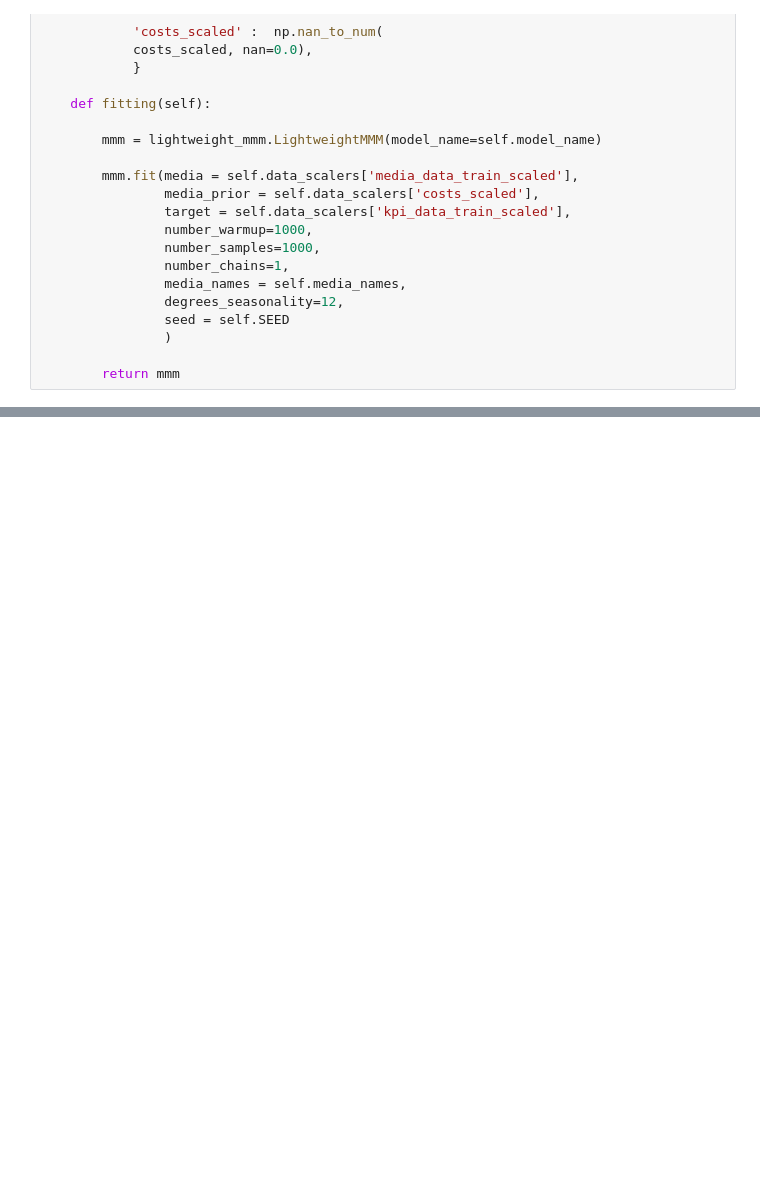
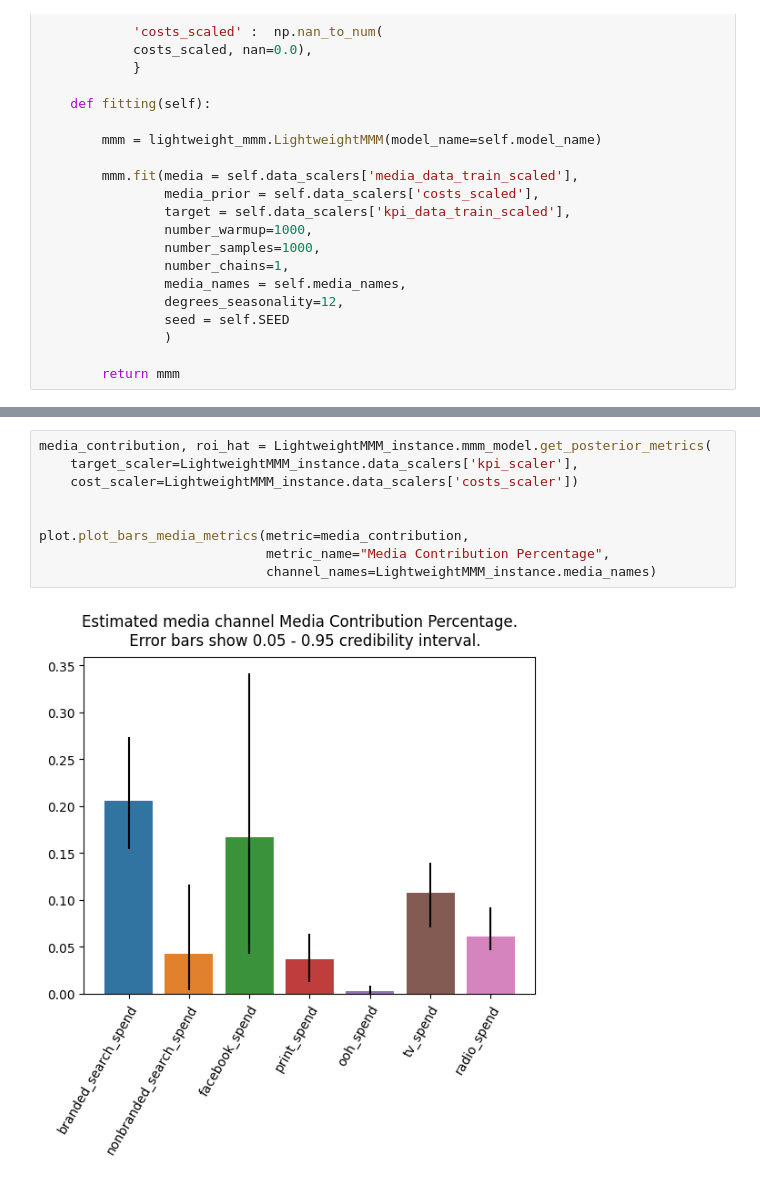
Before and after one commit to Marketing-Mix-Modeling-WSC/lightweight_mmm, a Jupyter notebook: notebooks/2_lightweight_mmm.ipynb, the cells around one changed output, grey strips where cells are left out. Drawn from its saved outputs; the diff is of its cells as text; blank space fills up the shorter version.

```diff
--- a/notebooks/2_lightweight_mmm.ipynb
+++ b/notebooks/2_lightweight_mmm.ipynb
@@ -170,0 +194,11 @@ LightweightMMM_instance = LightweightMMM(df, 'sales', 'spend',
+# %%
+media_contribution, roi_hat = LightweightMMM_instance.mmm_model.get_posterior_metrics(
+    target_scaler=LightweightMMM_instance.data_scalers['kpi_scaler'],
+    cost_scaler=LightweightMMM_instance.data_scalers['costs_scaler'])
+
+
+plot.plot_bars_media_metrics(metric=media_contribution,
+                             metric_name="Media Contribution Percentage",
+                             channel_names=LightweightMMM_instance.media_names)
+# %% [output]
+[figure, added]
```
Also changed, not shown: parts of 13 cells of this notebook.
